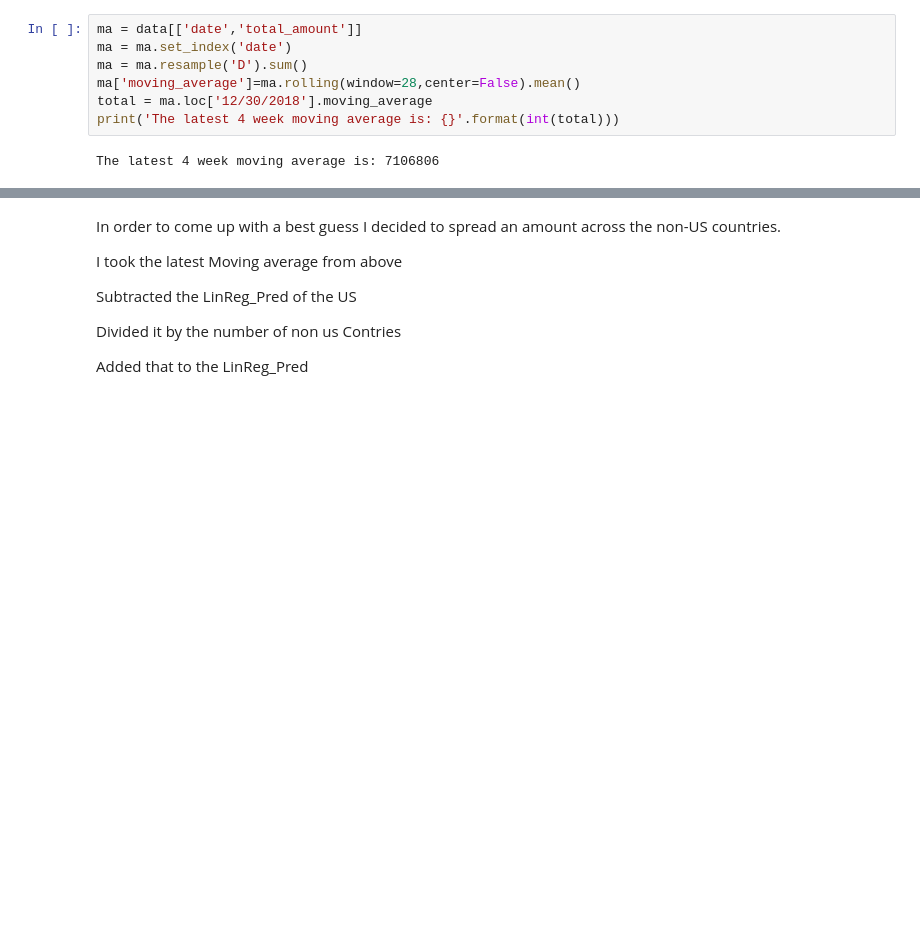
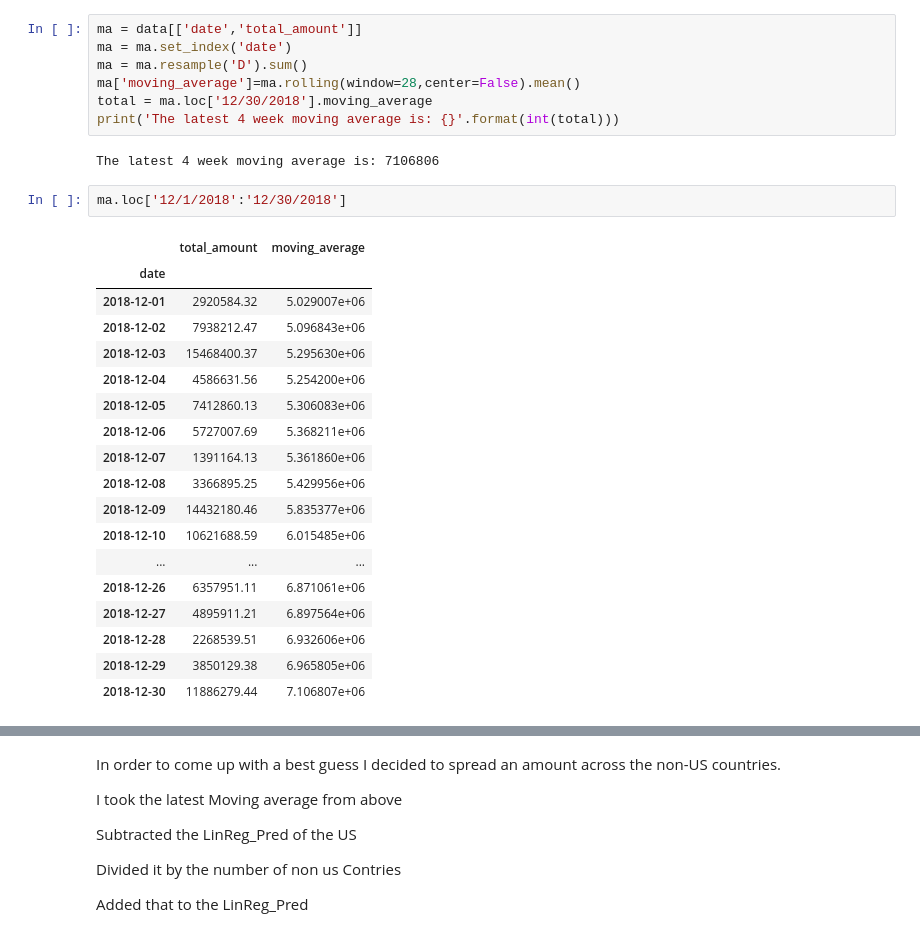
Before and after one commit to codyRing/Interview_Prep, a Jupyter notebook: Payout Regression.ipynb, the cells around one changed output, grey strips where cells are left out. Cells and saved outputs as stored; diff of their text form; blank space fills up the shorter version.

```diff
--- a/Payout Regression.ipynb
+++ b/Payout Regression.ipynb
@@ -413,6 +430,27 @@ total = ma.loc['12/30/2018'].moving_average
 print('The latest 4 week moving average is: {}'.format(int(total)))
 # %% [output]
 The latest 4 week moving average is: 7106806
+# %%
+ma.loc['12/1/2018':'12/30/2018']
+# %% [output]
+|  | total_amount | moving_average |
+| date |  |  |
+| 2018-12-01 | 2920584.32 | 5.029007e+06 |
+| 2018-12-02 | 7938212.47 | 5.096843e+06 |
+| 2018-12-03 | 15468400.37 | 5.295630e+06 |
+| 2018-12-04 | 4586631.56 | 5.254200e+06 |
+| 2018-12-05 | 7412860.13 | 5.306083e+06 |
+| 2018-12-06 | 5727007.69 | 5.368211e+06 |
+| 2018-12-07 | 1391164.13 | 5.361860e+06 |
+| 2018-12-08 | 3366895.25 | 5.429956e+06 |
+| 2018-12-09 | 14432180.46 | 5.835377e+06 |
+| 2018-12-10 | 10621688.59 | 6.015485e+06 |
+| ... | ... | ... |
+| 2018-12-26 | 6357951.11 | 6.871061e+06 |
+| 2018-12-27 | 4895911.21 | 6.897564e+06 |
+| 2018-12-28 | 2268539.51 | 6.932606e+06 |
+| 2018-12-29 | 3850129.38 | 6.965805e+06 |
+| 2018-12-30 | 11886279.44 | 7.106807e+06 |
 # %%
 fig, ax = plt.subplots(nrows=1, ncols=1,figsize = [14,6],)
 
```
Also changed, not shown: parts of 16 cells of this notebook.
